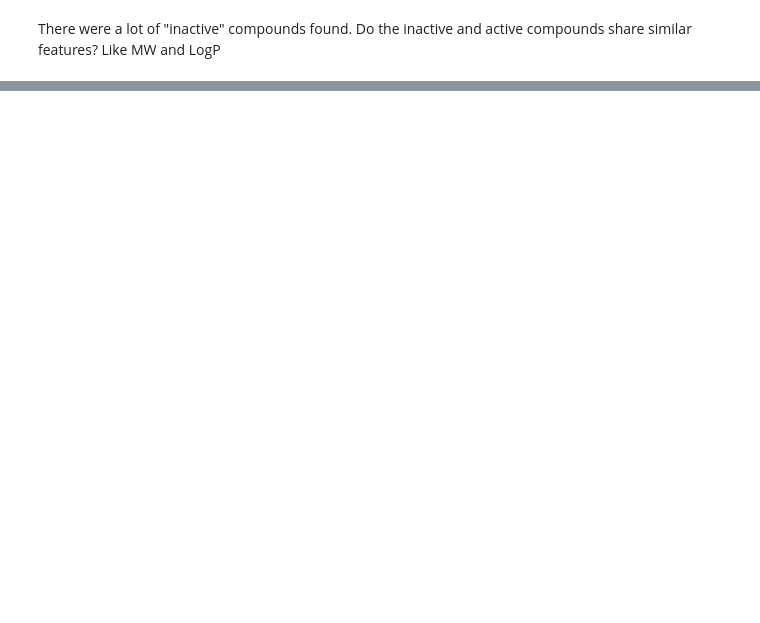
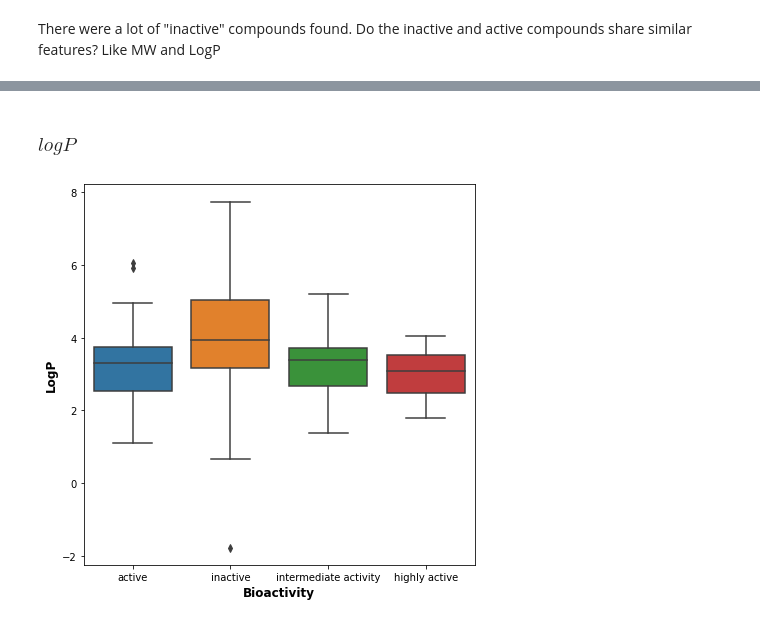
Before and after one commit to muyonaise/los_proyectos, a Jupyter notebook: AP2_associated_protein_kinase_1_inhibitors.ipynb, the cells around one changed output, grey strips where cells are left out. Drawn from its saved outputs; the diff is of its cells as text; code cells hidden in the pictures; blank space fills up the shorter version.

```diff
--- a/AP2_associated_protein_kinase_1_inhibitors.ipynb
+++ b/AP2_associated_protein_kinase_1_inhibitors.ipynb
@@ -456,0 +506,13 @@ plt.legend(bbox_to_anchor=(1,1), loc=2)
+# %% [markdown]
+### **$logP$**
+# %%
+plt.figure(figsize=(7,7))
+
+sbn.boxplot(x='bioactivity', y='LogP', data=combined_info)
+
+plt.xlabel('Bioactivity', fontsize=12, fontweight='bold')
+plt.ylabel('LogP', fontsize=12, fontweight='bold')
+plt.show()
+#plt.savefig('distr_logp.png')
+# %% [output]
+[figure, added]
```
Also changed, not shown: parts of 27 cells of this notebook.
